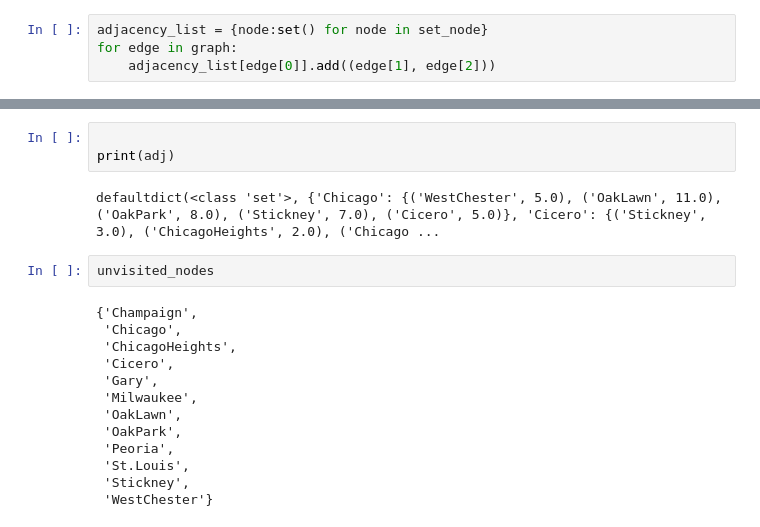
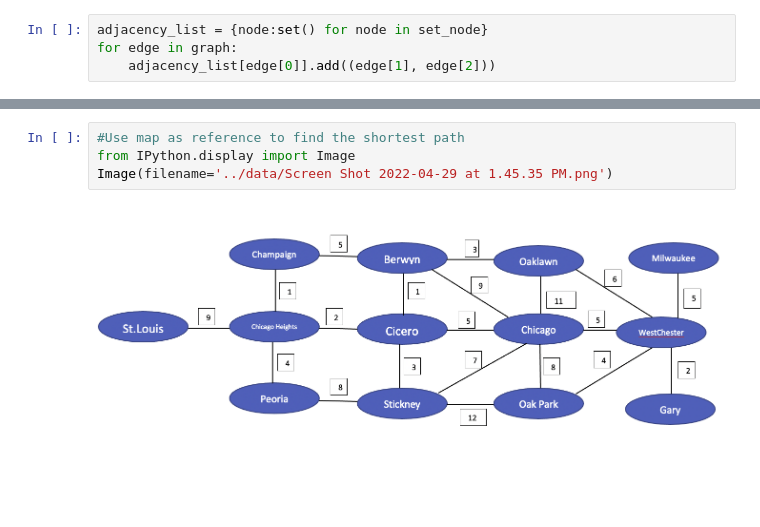
Before and after one commit to MSP21SCM33N/ShortestPath, a Jupyter notebook: src/dijkstra.ipynb, the cells around one changed output, grey strips where cells are left out. Drawn from its saved outputs; the diff is of its cells as text; blank space fills up the shorter version.

```diff
--- a/src/dijkstra.ipynb
+++ b/src/dijkstra.ipynb
@@ -268,20 +124,6 @@ for i in avoid:
-# %%
-
-print(adj)
-# %% [output]
-defaultdict(<class 'set'>, {'Chicago': {('WestChester', 5.0), ('OakLawn', 11.0), ('OakPark', 8.0), ('Stickney', 7.0), ('Cicero', 5.0)}, 'Cicero': {('Stickney', 3.0), ('ChicagoHeights', 2.0), ('Chicago ...
-# %%
-unvisited_nodes
-# %% [output]
-{'Champaign',
- 'Chicago',
- 'ChicagoHeights',
- 'Cicero',
- 'Gary',
- 'Milwaukee',
- 'OakLawn',
- 'OakPark',
- 'Peoria',
- 'St.Louis',
- 'Stickney',
- 'WestChester'}
+# %%
+#Use map as reference to find the shortest path
+from IPython.display import Image
+Image(filename='../data/Screen Shot 2022-04-29 at 1.45.35 PM.png')
+# %% [output]
+[figure, added]
```
Also changed, not shown: parts of 16 cells of this notebook, 1 other file.
